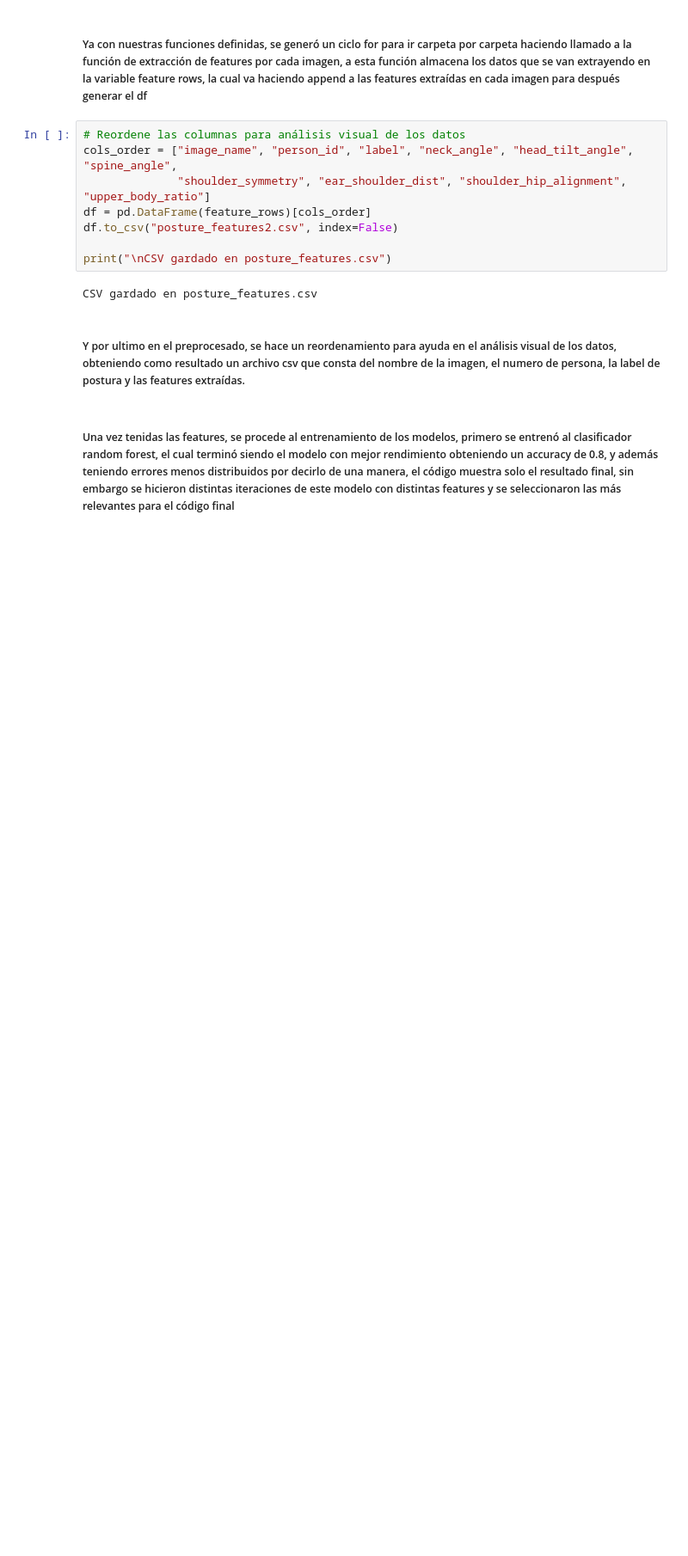
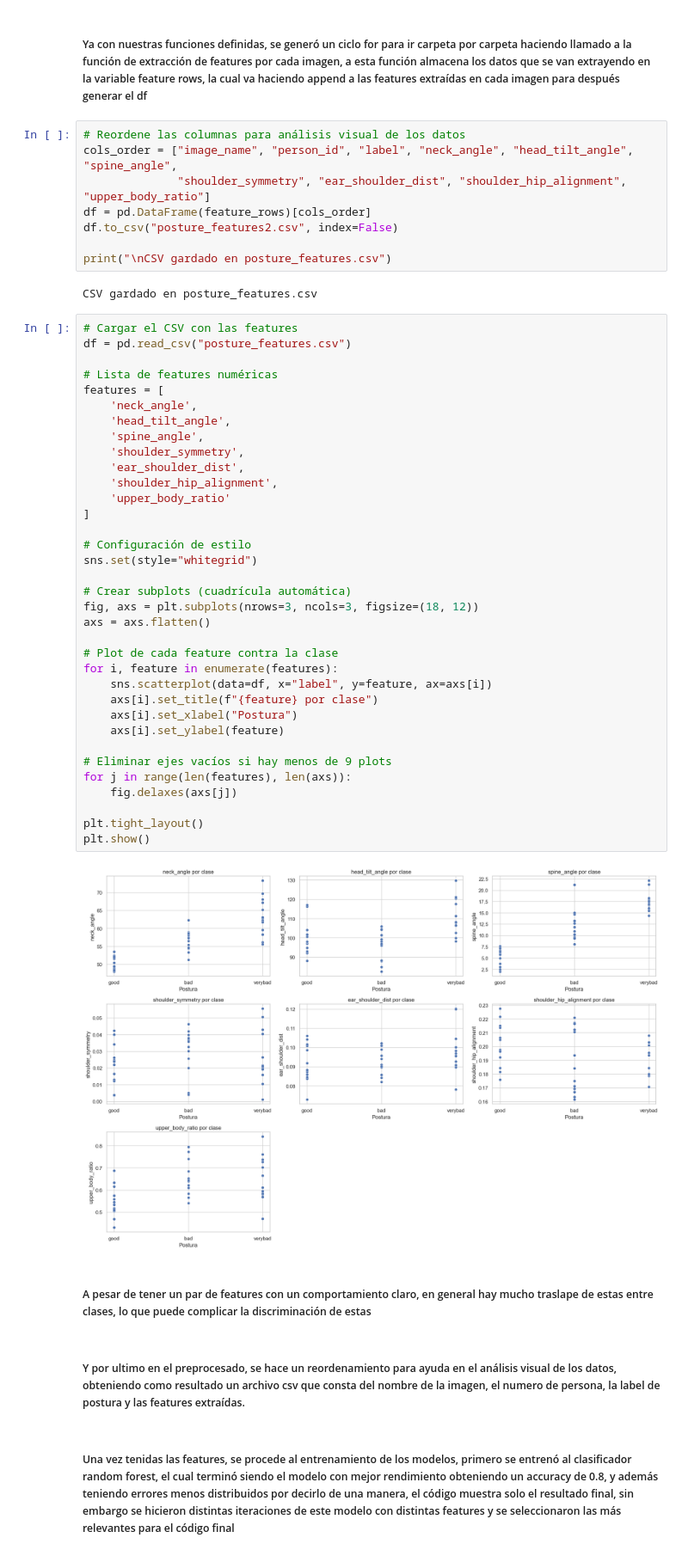
Before and after one commit to mlizarraga-21/CSDI2025, a Jupyter notebook: Proyecto/Proyecto.ipynb, the cells around one changed output. Shown: that part at 86% size. Saved outputs shown, nothing was run; the diff lists cells and outputs as text; blank space fills up the shorter version.

```diff
--- a/Proyecto/Proyecto.ipynb
+++ b/Proyecto/Proyecto.ipynb
@@ -149,6 +149,45 @@ df.to_csv("posture_features2.csv", index=False)
 print("\nCSV gardado en posture_features.csv")
 # %% [output]
 CSV gardado en posture_features.csv
+# %%
+# Cargar el CSV con las features
+df = pd.read_csv("posture_features.csv")
+
+# Lista de features numéricas
+features = [
+    'neck_angle',
+    'head_tilt_angle',
+    'spine_angle',
+    'shoulder_symmetry',
+    'ear_shoulder_dist',
+    'shoulder_hip_alignment',
+    'upper_body_ratio'
+]
+
+# Configuración de estilo
+sns.set(style="whitegrid")
+
+# Crear subplots (cuadrícula automática)
+fig, axs = plt.subplots(nrows=3, ncols=3, figsize=(18, 12))
+axs = axs.flatten()
+
+# Plot de cada feature contra la clase
+for i, feature in enumerate(features):
+    sns.scatterplot(data=df, x="label", y=feature, ax=axs[i])
+    axs[i].set_title(f"{feature} por clase")
+    axs[i].set_xlabel("Postura")
+    axs[i].set_ylabel(feature)
+
+# Eliminar ejes vacíos si hay menos de 9 plots
+for j in range(len(features), len(axs)):
+    fig.delaxes(axs[j])
+
+plt.tight_layout()
+plt.show()
+# %% [output]
+[figure, added]
+# %% [markdown]
+##### A pesar de tener un par de features con un comportamiento claro, en general hay mucho traslape de estas entre clases, lo que puede complicar la discriminación de estas
 # %% [markdown]
 ##### Y por ultimo en el preprocesado, se hace un reordenamiento para ayuda en el análisis visual de los datos, obteniendo como resultado un archivo csv que consta del nombre de la imagen, el numero de persona, la label de postura y las features extraídas.
 # %% [markdown]
```
